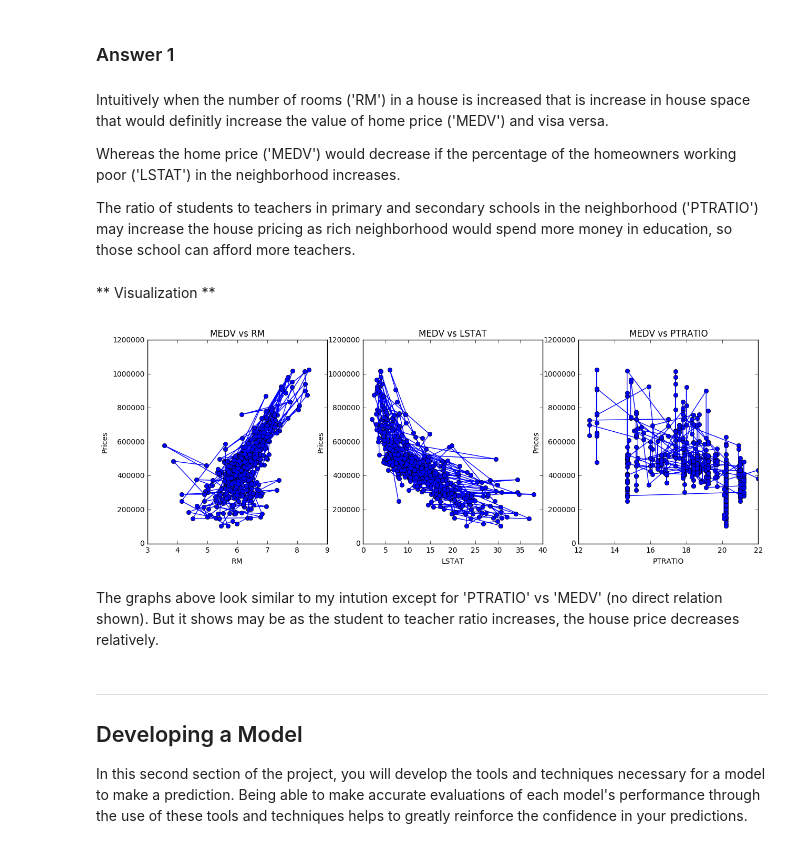
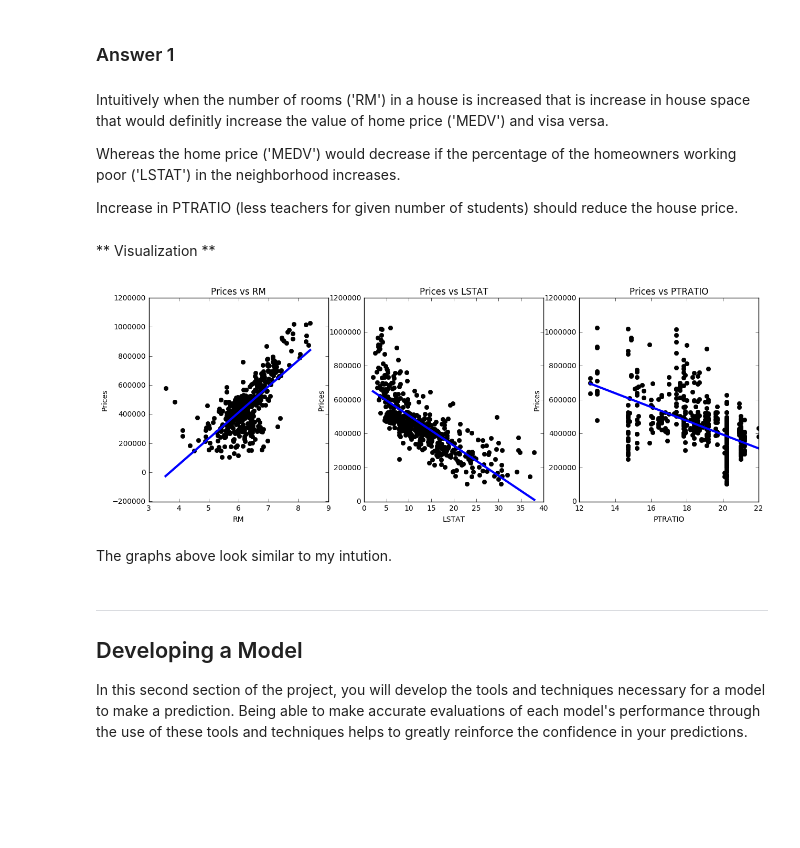
Before and after one commit to vmanohar11/machine-learning, a Jupyter notebook: projects/boston_housing/boston_housing.ipynb, the cells around one changed output. Saved outputs shown, nothing was run; the diff lists cells and outputs as text; code cells hidden in the pictures; blank space fills up the shorter version.

```diff
--- a/projects/boston_housing/boston_housing.ipynb
+++ b/projects/boston_housing/boston_housing.ipynb
@@ -99,26 +99,28 @@ Intuitively when the number of rooms ('RM') in a house is increased that is incr
 
 Whereas the home price ('MEDV') would decrease if the percentage of the homeowners working poor ('LSTAT') in the neighborhood increases.
 
-The ratio of students to teachers in primary and secondary schools in the neighborhood ('PTRATIO') may increase the house pricing as rich neighborhood would spend more money in education, so those school can afford more  teachers.
+Increase in PTRATIO (less teachers for given number of students) should reduce the house price.
 # %% [markdown]
 ** Visualization **
 # %%
 import matplotlib.pyplot as plt
 
 plt.figure(figsize=(15, 5))
 
 for i, feature in enumerate(features.columns):
     plt.subplot(1, 3, i+1)
     x = data[feature]
     y = prices
-    plt.plot(x,y, 'o-')
-    plt.title("MEDV vs " +feature)
+    plt.plot(x,y, 'o',c='black')
+    plt.plot(np.unique(x), np.poly1d(np.polyfit(x, y, 1))(np.unique(x)),color='blue', linewidth=3)
+
+    plt.title("Prices vs " +feature)
     plt.xlabel(feature)
     plt.ylabel('Prices')
 # %% [output]
-[figure, old version]
+[figure, new version]
-# %% [markdown]
-The graphs above look similar to my intution except for 'PTRATIO' vs 'MEDV' (no direct relation shown). But it shows may be as the student to teacher ratio increases, the house price decreases relatively.
+# %% [markdown]
+The graphs above look similar to my intution.
 # %% [markdown]
 ----
 
```
Also changed, not shown: parts of 1 cell of this notebook.
